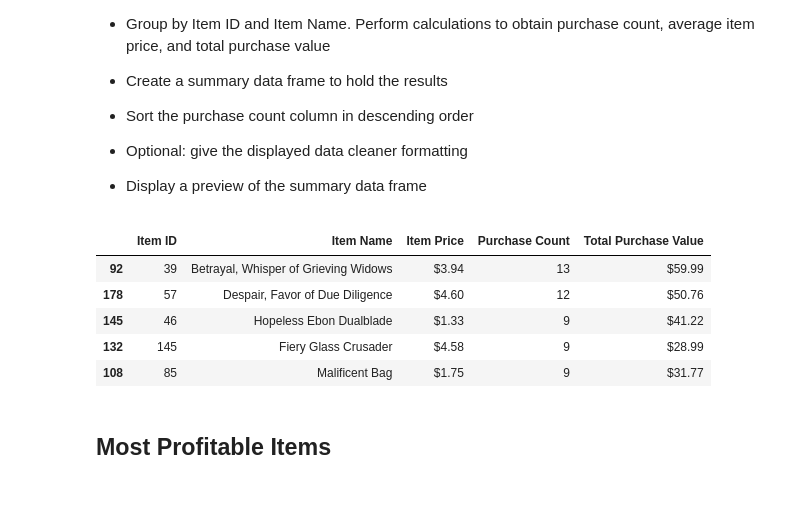
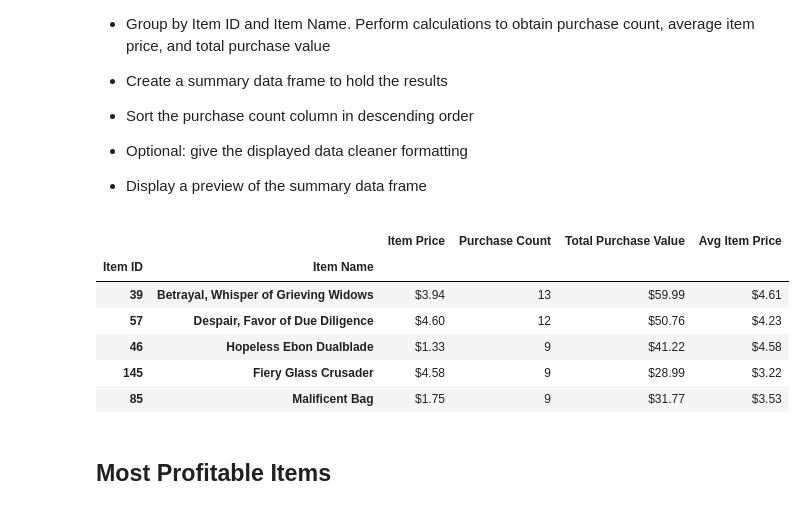
Before and after one commit to Navyhoang/Pandas-challenge, a Jupyter notebook: HeroesOfPymoli/HeroesOfPymoli.ipynb, the cells around one changed output. Cells and saved outputs as stored; diff of their text form; code cells hidden in the pictures.

```diff
--- a/HeroesOfPymoli/HeroesOfPymoli.ipynb
+++ b/HeroesOfPymoli/HeroesOfPymoli.ipynb
@@ -430,42 +455,54 @@ summary_7_sorted
 
 * Display a preview of the summary data frame
 # %%
+#Retrieve Item ID, Item Name, and Item Price columns
 Item_ID = purchase_data["Item ID"]
 Item_Name = purchase_data["Item Name"]
 Item_Price = purchase_data["Price"]
 
+#Create a dataframe to hold the results
 summary_8 = pd.DataFrame({
 
                         "Item ID": Item_ID,
                         "Item Name": Item_Name,
                         "Item Price": Item_Price,
 
                          })
 
+# Group by Iteam ID and Item Name
+#summary_8_group = summary_8.groupby(["Item ID", "Item Name"])
 
-purchase_count = summary_8.groupby(["Item ID"])["Item Price"].count()
-total_purchase = summary_8.groupby(["Item ID"])["Item Price"].sum()
+#Obtain purchase count, average item price, and total purchase value
+purchase_count = summary_8.groupby("Item ID")["Item Price"].count()
+total_purchase = summary_8.groupby("Item ID")["Item Price"].sum()
+avg_price = total_purchase/ purchase_count
 
 summary_8["Purchase Count"] = purchase_count
 summary_8["Total Purchase Value"] = total_purchase
+summary_8["Avg Item Price"] = avg_price
 
-summary_8.set_index(["Item ID","Item Name"])
 
 summary_8_sorted = summary_8.sort_values(by=['Purchase Count'], ascending=False)
+
 
 summary_8_sorted['Purchase Count'] = summary_8_sorted['Purchase Count'].map('{:,.0f}'.format)
 summary_8_sorted['Item Price'] = summary_8_sorted['Item Price'].map('${:,.2f}'.format)
 summary_8_sorted['Total Purchase Value'] = summary_8_sorted['Total Purchase Value'].map('${:,.2f}'.format)
+summary_8_sorted['Avg Item Price'] = summary_8_sorted['Avg Item Price'].map('${:,.2f}'.format)
+
+
+summary_8_sorted.set_index(["Item ID","Item Name"], drop=True, inplace=True)
 
 
 summary_8_sorted.head()
 # %% [output]
-|  | Item ID | Item Name | Item Price | Purchase Count | Total Purchase Value |
-| 92 | 39 | Betrayal, Whisper of Grieving Widows | $3.94 | 13 | $59.99 |
-| 178 | 57 | Despair, Favor of Due Diligence | $4.60 | 12 | $50.76 |
-| 145 | 46 | Hopeless Ebon Dualblade | $1.33 | 9 | $41.22 |
-| 132 | 145 | Fiery Glass Crusader | $4.58 | 9 | $28.99 |
-| 108 | 85 | Malificent Bag | $1.75 | 9 | $31.77 |
+|  |  | Item Price | Purchase Count | Total Purchase Value | Avg Item Price |
+| Item ID | Item Name |  |  |  |  |
+| 39 | Betrayal, Whisper of Grieving Widows | $3.94 | 13 | $59.99 | $4.61 |
+| 57 | Despair, Favor of Due Diligence | $4.60 | 12 | $50.76 | $4.23 |
+| 46 | Hopeless Ebon Dualblade | $1.33 | 9 | $41.22 | $4.58 |
+| 145 | Fiery Glass Crusader | $4.58 | 9 | $28.99 | $3.22 |
+| 85 | Malificent Bag | $1.75 | 9 | $31.77 | $3.53 |
 # %% [markdown]
 ## Most Profitable Items
 # %% [markdown]
```
Also changed, not shown: parts of 6 cells of this notebook.
